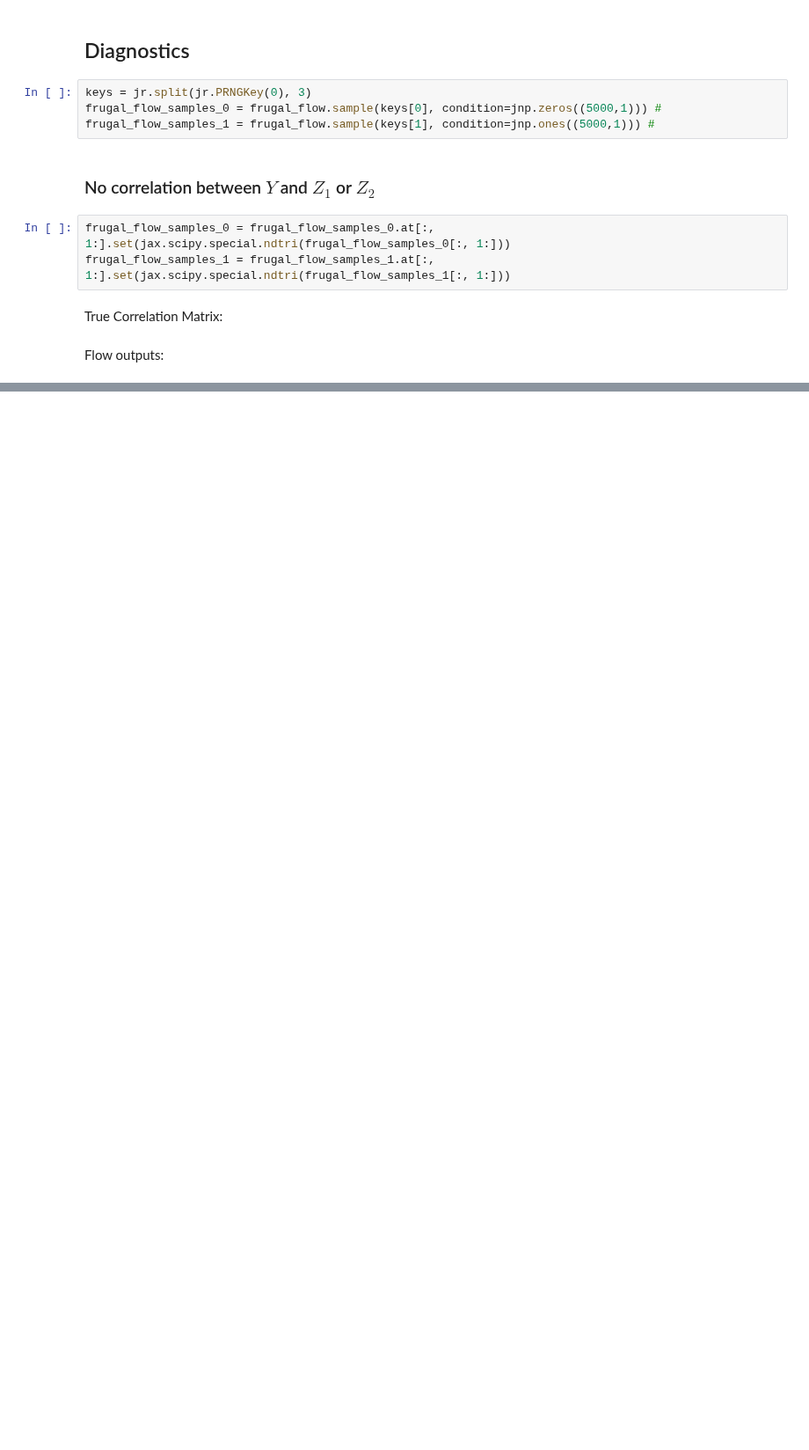
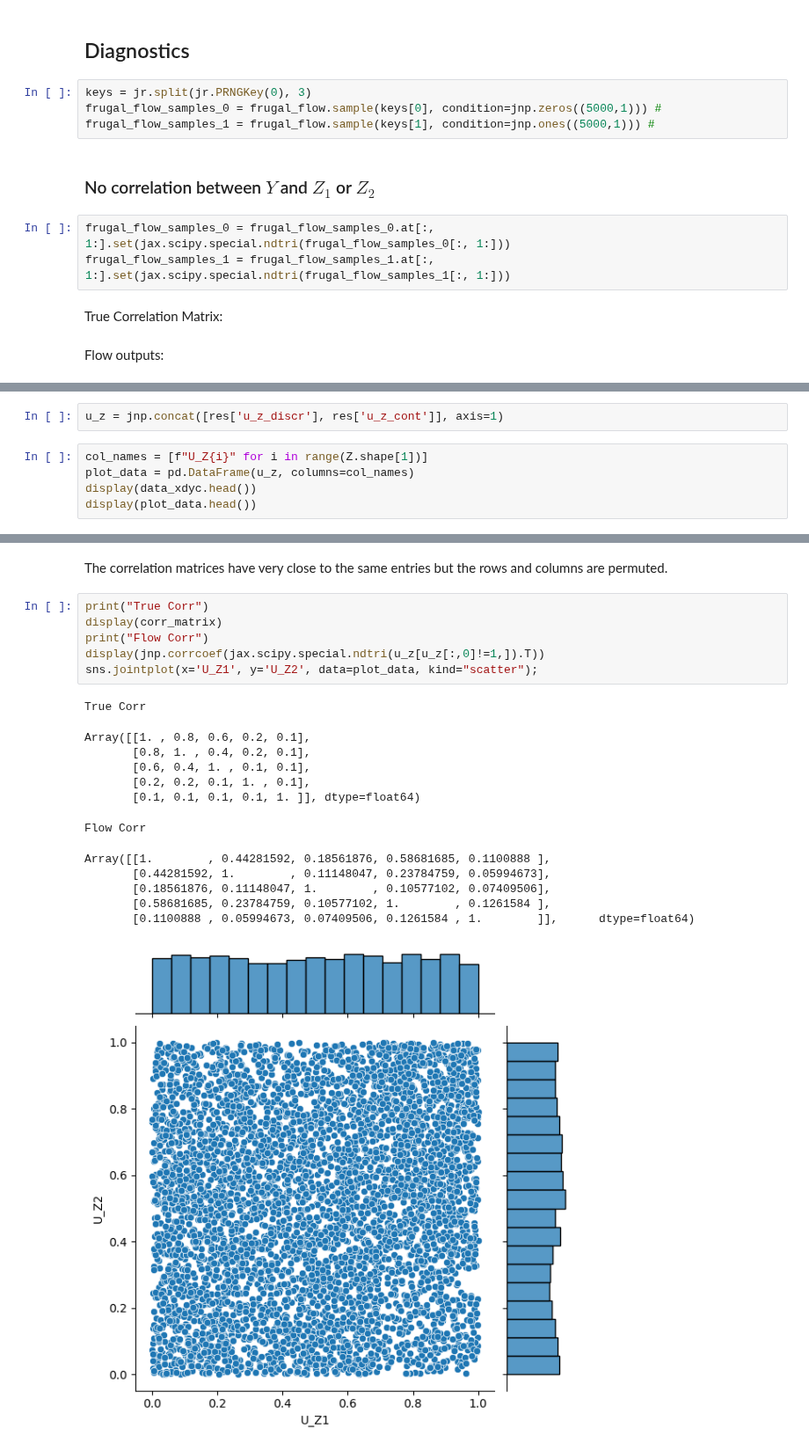
Before and after one commit to llaurabatt/frugal-flows, a Jupyter notebook: validation/Mixed_Data_Frugal_Flows.ipynb, the cells around one changed output, grey strips where cells are left out. Shown at 88% size. Cells and saved outputs as stored; diff of their text form; blank space fills up the shorter version.

Commit message:
Add discrete simulations

```diff
--- a/validation/Mixed_Data_Frugal_Flows.ipynb
+++ b/validation/Mixed_Data_Frugal_Flows.ipynb
@@ -283,0 +338,7 @@ plt.show()
+# %%
+u_z = jnp.concat([res['u_z_discr'], res['u_z_cont']], axis=1)
+# %%
+col_names = [f"U_Z{i}" for i in range(Z.shape[1])]
+plot_data = pd.DataFrame(u_z, columns=col_names)
+display(data_xdyc.head())
+display(plot_data.head())
@@ -283,0 +358,22 @@ plt.show()
+# %% [markdown]
+The correlation matrices have very close to the same entries but the rows and columns are permuted.
+# %%
+print("True Corr")
+display(corr_matrix)
+print("Flow Corr")
+display(jnp.corrcoef(jax.scipy.special.ndtri(u_z[u_z[:,0]!=1,]).T))
+sns.jointplot(x='U_Z1', y='U_Z2', data=plot_data, kind="scatter");
+# %% [output]
+True Corr
+Array([[1. , 0.8, 0.6, 0.2, 0.1],
+       [0.8, 1. , 0.4, 0.2, 0.1],
+       [0.6, 0.4, 1. , 0.1, 0.1],
+       [0.2, 0.2, 0.1, 1. , 0.1],
+       [0.1, 0.1, 0.1, 0.1, 1. ]], dtype=float64)
+Flow Corr
+Array([[1.        , 0.44281592, 0.18561876, 0.58681685, 0.1100888 ],
+       [0.44281592, 1.        , 0.11148047, 0.23784759, 0.05994673],
+       [0.18561876, 0.11148047, 1.        , 0.10577102, 0.07409506],
+       [0.58681685, 0.23784759, 0.10577102, 1.        , 0.1261584 ],
+       [0.1100888 , 0.05994673, 0.07409506, 0.1261584 , 1.        ]],      dtype=float64)
+[figure, added]
```
Also changed, not shown: parts of 37 cells of this notebook.
